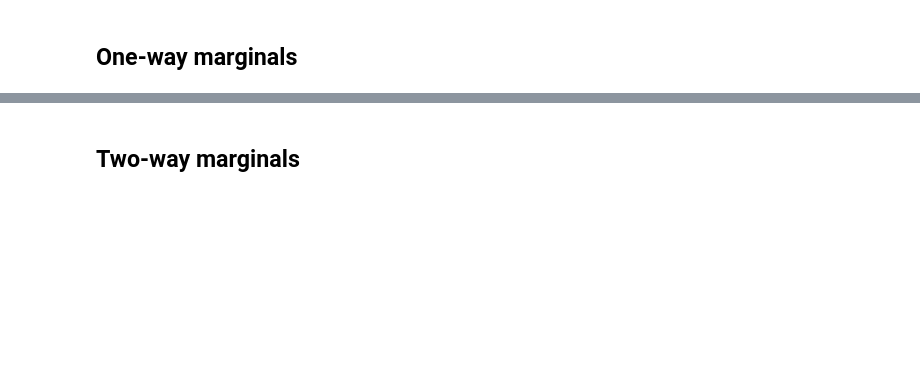
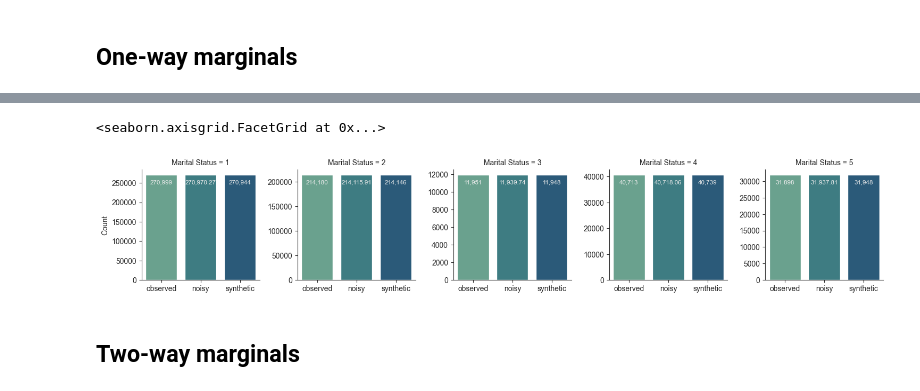
Before and after one commit to datasciencecampus/mst-demo, a Jupyter notebook: main.ipynb, the cells around one changed output, grey strips where cells are left out. Saved outputs shown, nothing was run; the diff lists cells and outputs as text; code cells hidden in the pictures; blank space fills up the shorter version.

```diff
--- a/main.ipynb
+++ b/main.ipynb
@@ -276,3 +346,8 @@ compare_one_ways(data, log1, synth, b)
+# %%
+plot_one_way_comparison(data, log1, synth, b)
+# %% [output]
+<seaborn.axisgrid.FacetGrid at 0x...>
+[figure, added]
 # %% [markdown]
 ## Two-way marginals
 # %%
```
Also changed, not shown: parts of 17 cells of this notebook, 2 other files.
